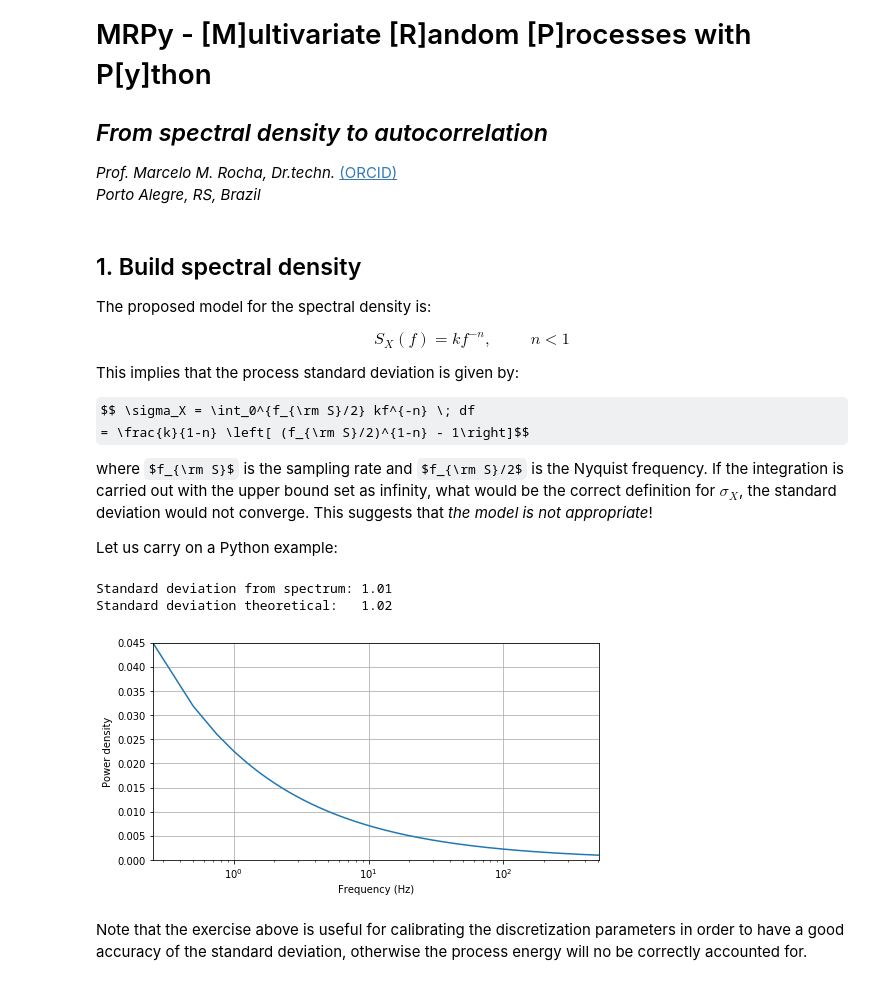
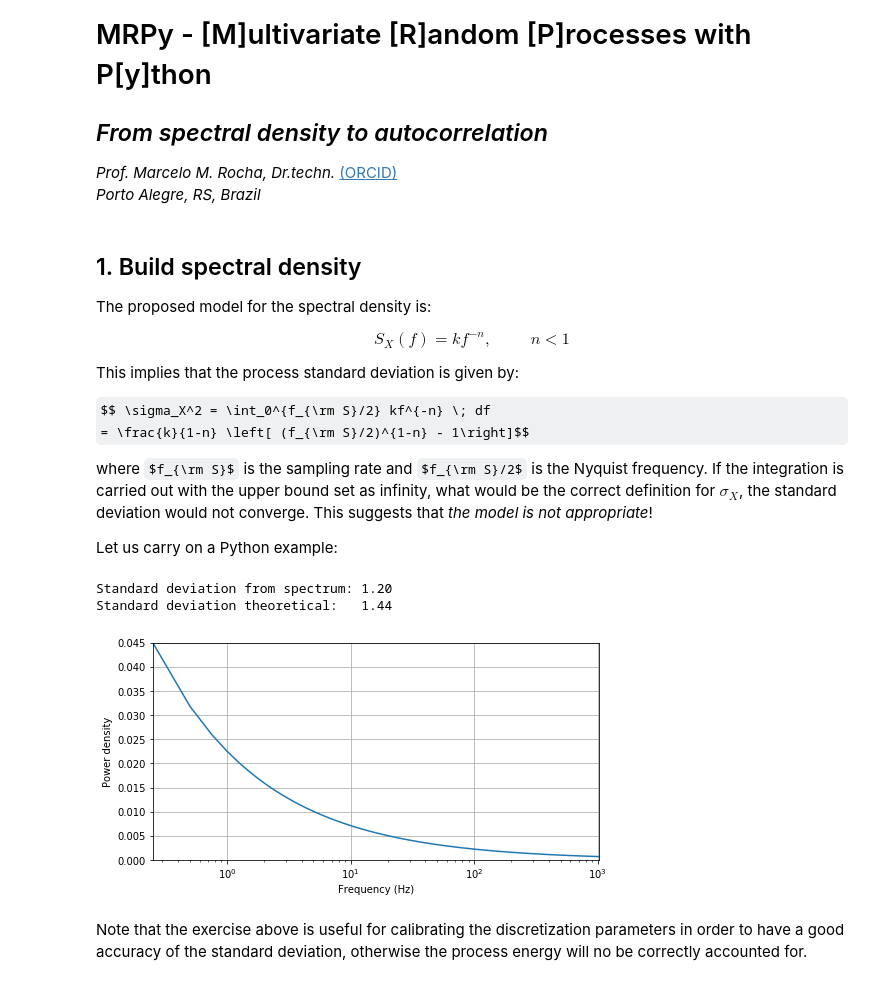
Before and after one commit to mmaiarocha/MRPy, a Jupyter notebook: Mauro.ipynb, the cells around one changed output. Drawn from its saved outputs; the diff is of its cells as text; code cells hidden in the pictures; some formulas as TeX source.

```diff
--- a/Mauro.ipynb
+++ b/Mauro.ipynb
@@ -20,8 +20,8 @@ $$ S_X(f) = kf^{-n}, \hspace{1cm} n \lt 1 $$
 
 This implies that the process standard deviation is given by:
 
-$$ \sigma_X = \int_0^{f_{\rm S}/2} kf^{-n} \; df
-            = \frac{k}{1-n} \left[ (f_{\rm S}/2)^{1-n} - 1\right]$$
+$$ \sigma_X^2 = \int_0^{f_{\rm S}/2} kf^{-n} \; df
+              = \frac{k}{1-n} \left[ (f_{\rm S}/2)^{1-n} - 1\right]$$
 
 where $f_{\rm S}$ is the sampling rate and $f_{\rm S}/2$ is the Nyquist frequency.
 If the integration is carried out with the upper bound set as infinity,
@@ -32,38 +32,38 @@ Let us carry on a Python example:
 # %%
 k  =  0.0225
 n  =  0.5000
 
-fs =  1024                     # samplig rate in Hz
-N  =  4096                     # length of sample
+fs =  2048                     # samplig rate in Hz
+N  =  8192                     # length of sample
 
 M  =  N//2 + 1                 # length of periodogram
 df =  fs/M                     # frequency step in Hz
 f  =  np.linspace(0, fs/2, M)  # frequency axis in Hz
 dt =  1/fs                     # time step in seconds
 T  =  N*dt                     # series duration in seconds
 t  =  np.linspace(0, T, N)     # time axis in seconds
 
 Sx     =  np.zeros(M)
 Sx[1:] =  k*f[1:]**(-n)         # avoiding singularity
 Sx[0]  =  Sx[1]                 # repeating first valid number
 
 # Visualization
 plt.figure(1, figsize=(8,4))
 plt.semilogx(f, Sx);
 plt.xlim((f[1], fs/2));   plt.xlabel('Frequency (Hz)');
 plt.ylim((0, Sx.max()));  plt.ylabel('Power density');
 plt.grid(True)
 
 # Check standard deviation
 sX = np.sqrt(np.sum(Sx))*df
 s0 = k*((fs/2)**(1-n))/(1-n)
 
 print('Standard deviation from spectrum:{0:5.2f}'.format(sX))
 print('Standard deviation theoretical:  {0:5.2f}'.format(s0))
 # %% [output]
-Standard deviation from spectrum: 1.01
-Standard deviation theoretical:   1.02
+Standard deviation from spectrum: 1.20
+Standard deviation theoretical:   1.44
-[figure, old version]
+[figure, new version]
 # %% [markdown]
 Note that the exercise above is useful for calibrating the discretization
 parameters in order to have a good accuracy of the standard deviation,
```
Also changed, not shown: parts of 3 cells of this notebook.
